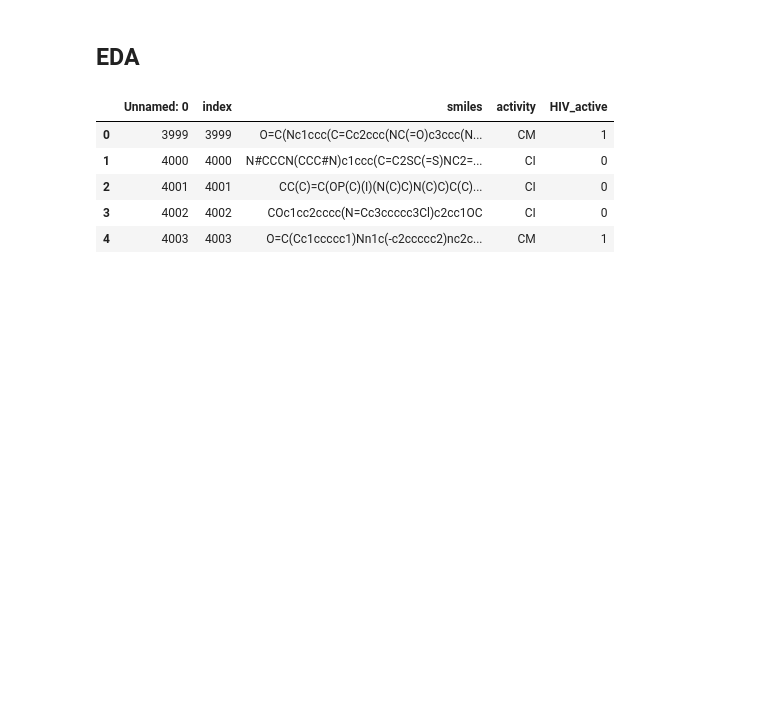
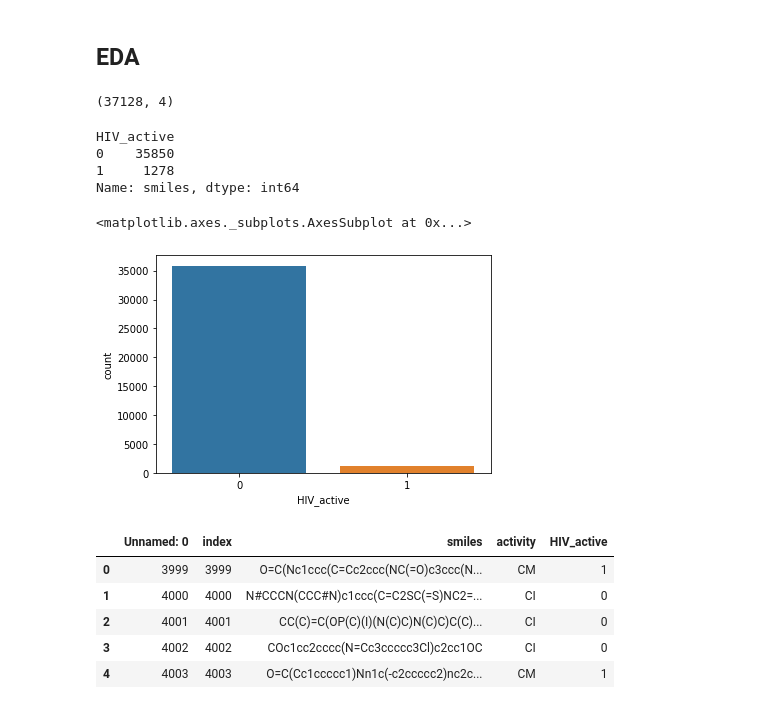
Before and after one commit to tejaspradhan/Graph-Neural-Networks, a Jupyter notebook: hiv-project/gnn_hiv_dataset.ipynb, the cells around one changed output. Drawn from its saved outputs; the diff is of its cells as text; code cells hidden in the pictures; blank space fills up the shorter version.

```diff
--- a/hiv-project/gnn_hiv_dataset.ipynb
+++ b/hiv-project/gnn_hiv_dataset.ipynb
@@ -136,0 +139,18 @@ from tqdm import tqdm
+# %%
+data = pd.read_csv('/content/HIV_train.csv')
+# %%
+data.shape
+# %% [output]
+(37128, 4)
+# %%
+data.groupby('HIV_active')['smiles'].count()
+# %% [output]
+HIV_active
+0    35850
+1     1278
+Name: smiles, dtype: int64
+# %%
+sns.countplot(x=data['HIV_active'])
+# %% [output]
+<matplotlib.axes._subplots.AxesSubplot at 0x...>
+[figure, added]
```
Also changed, not shown: parts of 3 cells of this notebook.
